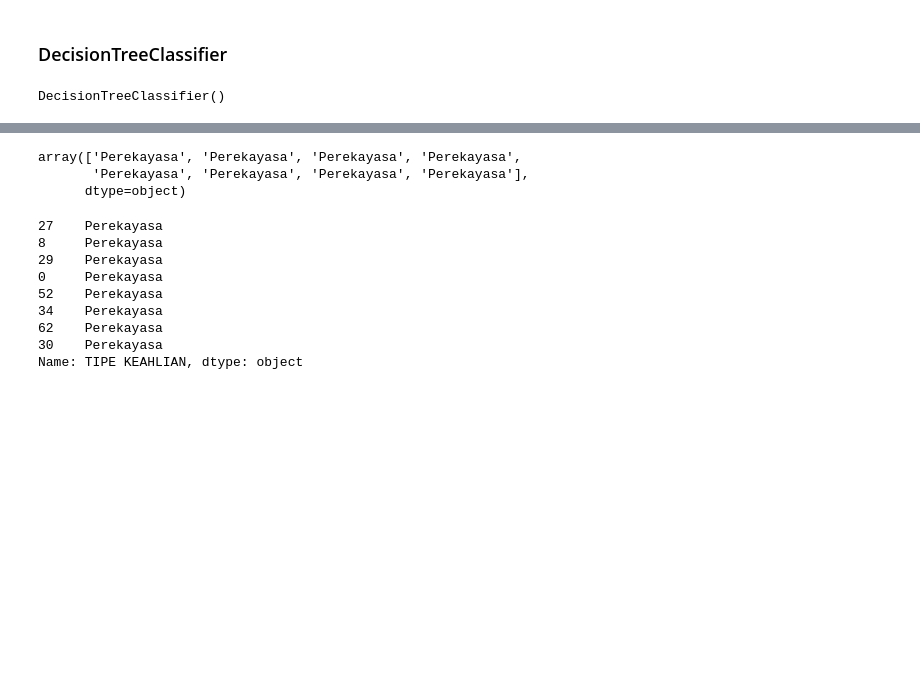
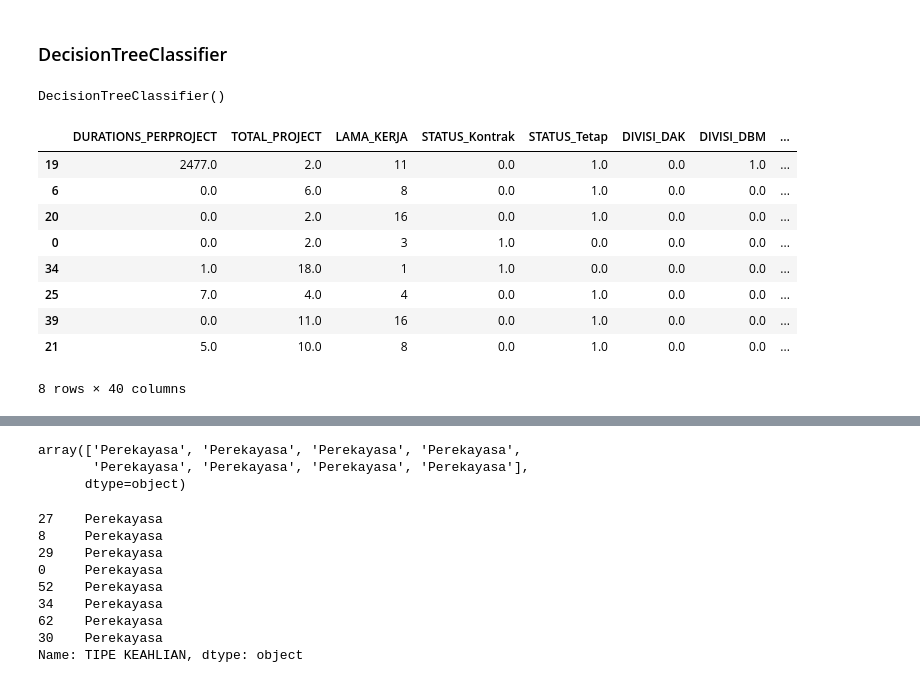
Before and after one commit to ghinamf/Data-Analyst_PKL, a Jupyter notebook: src/combData2.ipynb, the cells around one changed output, grey strips where cells are left out. Cells and saved outputs as stored; diff of their text form; code cells hidden in the pictures; blank space fills up the shorter version.

```diff
--- a/src/combData2.ipynb
+++ b/src/combData2.ipynb
@@ -1623,2 +1377,15 @@ dt.fit(X_train, y_train)
 # %% [output]
 DecisionTreeClassifier()
+# %%
+X_test
+# %% [output]
+|  | DURATIONS_PERPROJECT | TOTAL_PROJECT | LAMA_KERJA | STATUS_Kontrak | STATUS_Tetap | DIVISI_DAK | DIVISI_DBM | ... |
+| 19 | 2477.0 | 2.0 | 11 | 0.0 | 1.0 | 0.0 | 1.0 | ... |
+| 6 | 0.0 | 6.0 | 8 | 0.0 | 1.0 | 0.0 | 0.0 | ... |
+| 20 | 0.0 | 2.0 | 16 | 0.0 | 1.0 | 0.0 | 0.0 | ... |
+| 0 | 0.0 | 2.0 | 3 | 1.0 | 0.0 | 0.0 | 0.0 | ... |
+| 34 | 1.0 | 18.0 | 1 | 1.0 | 0.0 | 0.0 | 0.0 | ... |
+| 25 | 7.0 | 4.0 | 4 | 0.0 | 1.0 | 0.0 | 0.0 | ... |
+| 39 | 0.0 | 11.0 | 16 | 0.0 | 1.0 | 0.0 | 0.0 | ... |
+| 21 | 5.0 | 10.0 | 8 | 0.0 | 1.0 | 0.0 | 0.0 | ... |
+8 rows × 40 columns
```
Also changed, not shown: parts of 135 cells of this notebook, 11 other files.
